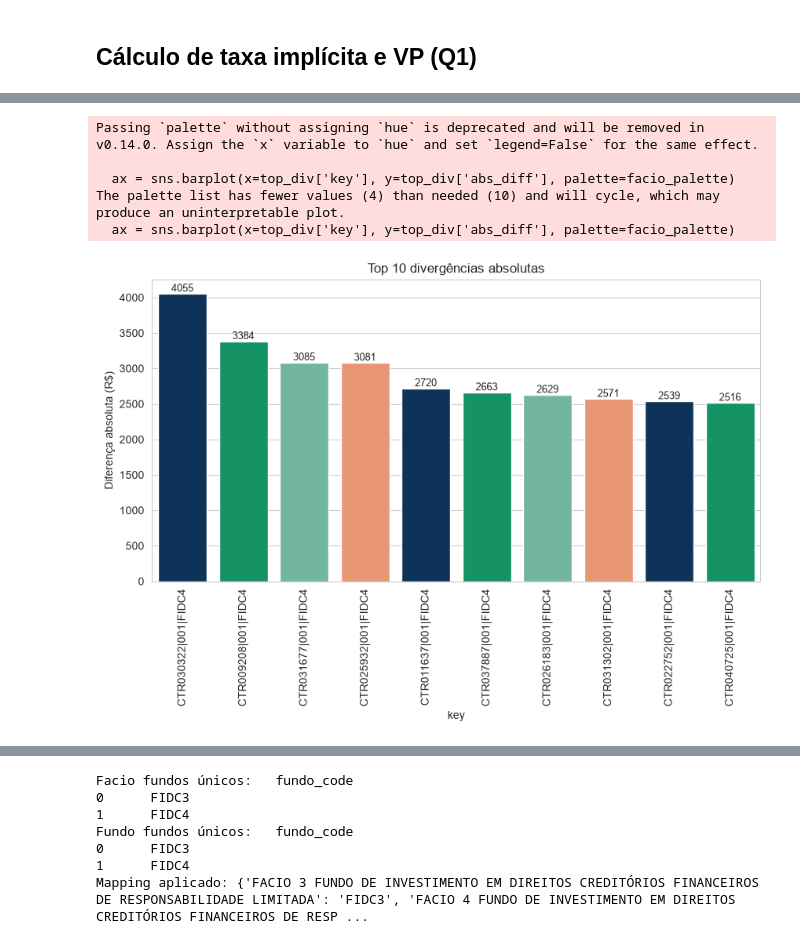
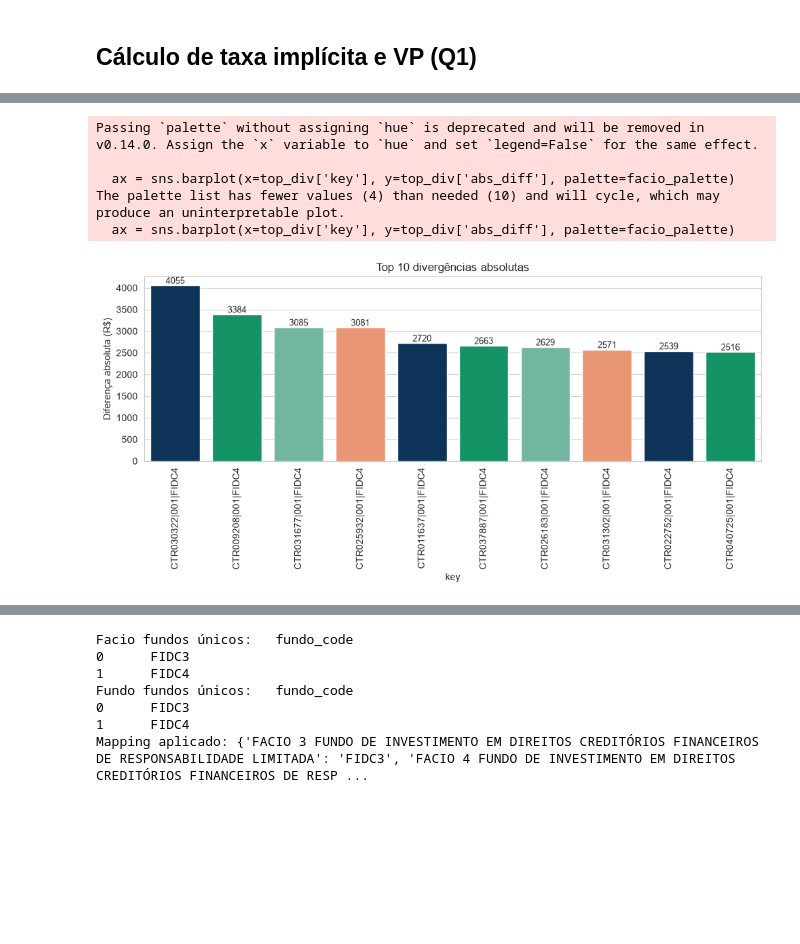
Before and after one commit to caahpaiva/case_facio_financial_reconciliation, a Jupyter notebook: notebooks/01_reconciliation_analysis.ipynb, the cells around one changed output, grey strips where cells are left out. Cells and saved outputs as stored; diff of their text form; code cells hidden in the pictures; blank space fills up the shorter version.

```diff
--- a/notebooks/01_reconciliation_analysis.ipynb
+++ b/notebooks/01_reconciliation_analysis.ipynb
@@ -11,8 +11,11 @@ from pathlib import Path
 sns.set_style("whitegrid")
 
 ROOT = Path.cwd()
+if ROOT.name == "notebooks":
+    ROOT = ROOT.parent
 OUT = ROOT / "outputs"
 PROC = ROOT / "data" / "processed"
+
 
 # arquivos
 conc_file = OUT / "conciliation_results_with_rates.csv"
@@ -20,6 +23,7 @@ kpis_file = OUT / "kpis_summary.json"
 facio_file = PROC / "facio_tratado.csv"
 fundo_file = PROC / "fundo_tratado.csv"
 
+
 facio_palette = ["#003366", "#00A86B", "#66C2A5", "#FC8D62"]
 # %% [markdown]
 ## Carregar dados
@@ -29,7 +33,8 @@ candidate_paths = [
     conc_file,
     OUT / "conciliation_results_with_rates.csv",
     PROC / "conciliation_results_with_rates.csv",
-    ROOT / "conciliation_results_with_rates.csv",
+    ROOT / "conciliation_results_with_rates.csv"
+
 ]
 
 for path in candidate_paths:
@@ -149,34 +171,40 @@ display(top_div[['key','recon_status','valor_presente_calculado','valor_presente
 
 plt.figure(figsize=(10,5))
 ax = sns.barplot(x=top_div['key'], y=top_div['abs_diff'], palette=facio_palette)
 
 plt.title("Top 10 divergências absolutas")
 plt.ylabel("Diferença absoluta (R$)")
 plt.xticks(rotation=90)
 
 # adicionar rótulos com os valores em cima de cada barra
 for container in ax.containers:
     ax.bar_label(container, fmt='%.0f', label_type='edge', fontsize=9)
 
+
+
+plt.tight_layout()
+out_path = OUT / "figures" / "top10_divergencias.png"
+out_path.parent.mkdir(parents=True, exist_ok=True)
+plt.savefig(out_path, dpi=300, bbox_inches="tight")  # caminho + nome do arquivo
 plt.show()
 # %% [output]
 |  | key | recon_status | valor_presente_calculado | valor_presente_fundo | abs_diff | rel_diff |
 | 30564 | CTR030322|001|FIDC4 | Match Divergent | 4475.880813 | 420.90 | 4054.980813 | 0.905963 |
 | 9284 | CTR009208|001|FIDC4 | Match Divergent | 3823.440535 | 439.90 | 3383.540535 | 0.884947 |
 | 31924 | CTR031677|001|FIDC4 | Match Divergent | 3521.149532 | 435.90 | 3085.249532 | 0.876205 |
 | 26151 | CTR025932|001|FIDC4 | Match Divergent | 3434.459288 | 353.90 | 3080.559288 | 0.896956 |
 | 11727 | CTR011637|001|FIDC4 | Match Divergent | 3020.951720 | 300.90 | 2720.051720 | 0.900396 |
 | 38203 | CTR037887|001|FIDC4 | Match Divergent | 2929.551202 | 266.90 | 2662.651202 | 0.908894 |
 | 26402 | CTR026183|001|FIDC4 | Match Divergent | 2893.383909 | 264.26 | 2629.123909 | 0.908667 |
 | 31549 | CTR031302|001|FIDC4 | Match Divergent | 2831.631552 | 260.87 | 2570.761552 | 0.907873 |
 | 22930 | CTR022752|001|FIDC4 | Match Divergent | 2805.783783 | 266.90 | 2538.883783 | 0.904875 |
 | 41073 | CTR040725|001|FIDC4 | Match Divergent | 2745.874946 | 229.83 | 2516.044946 | 0.916300 |
 Passing `palette` without assigning `hue` is deprecated and will be removed in v0.14.0. Assign the `x` variable to `hue` and set `legend=False` for the same effect.
 
   ax = sns.barplot(x=top_div['key'], y=top_div['abs_diff'], palette=facio_palette)
 The palette list has fewer values (4) than needed (10) and will cycle, which may produce an uninterpretable plot.
   ax = sns.barplot(x=top_div['key'], y=top_div['abs_diff'], palette=facio_palette)
-[figure, old version]
+[figure, new version]
 # %%
 # Ativar backend gráfico no Jupyter
 %matplotlib inline
```
Also changed, not shown: parts of 4 cells of this notebook, 29 other files.
